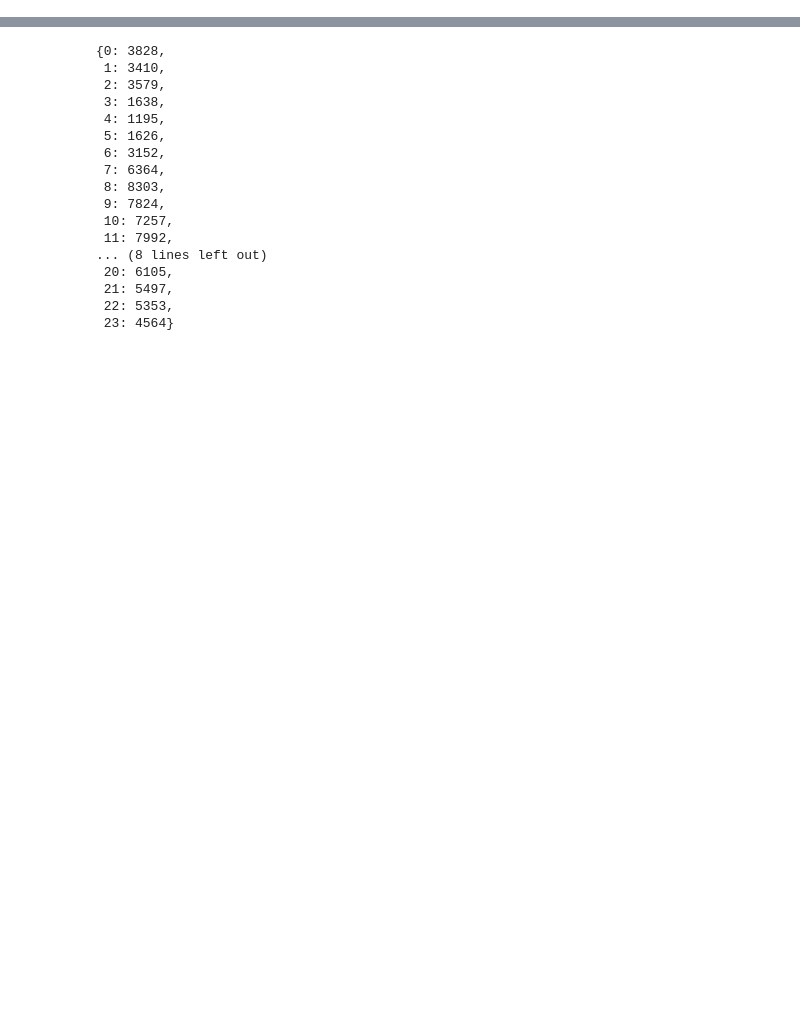
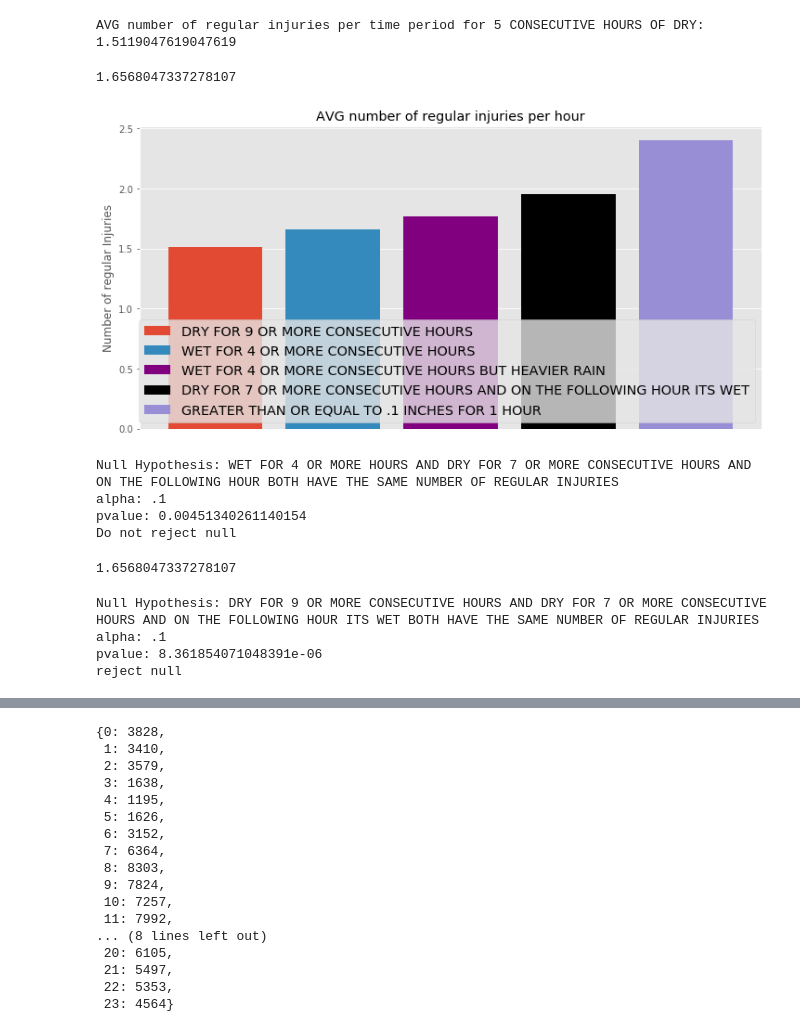
Before and after one commit to Tenacious-E/CarAccidentAnalysis, a Jupyter notebook: Capstone 1.ipynb, the cells around one changed output, grey strips where cells are left out. Cells and saved outputs as stored; diff of their text form; code cells hidden in the pictures; blank space fills up the shorter version.

```diff
--- a/Capstone 1.ipynb
+++ b/Capstone 1.ipynb
@@ -478,0 +424,3 @@ p-value: 0.494248129732 - Accept null: greater than or equal to .1 inches for 1
+# %%
+dry_then_wet_seven_hrs = severity_wet_accidents_dict(file2,dry_then_wet_lst,'INJURIES',7)
+dry_then_wet_seven_hrs
@@ -478,0 +445,3 @@ p-value: 0.494248129732 - Accept null: greater than or equal to .1 inches for 1
+# %%
+print('AVG number of regular injuries per time period for DRY AND ON THE 8th HOUR ITS WET:', sum(dry_then_wet_seven_hrs.values())/len(dry_then_wet_seven_hrs.values()))
+avg_dry_then_rain_on_8_hr = sum(dry_then_wet_seven_hrs.values())/len(dry_then_wet_seven_hrs.values())
@@ -478,0 +450,3 @@ p-value: 0.494248129732 - Accept null: greater than or equal to .1 inches for 1
+# %%
+dry_nine_hrs_dict = severity_wet_accidents_dict(file2,dry_nine_hr_lst,'INJURIES',9)
+dry_nine_hrs_dict
@@ -478,0 +471,62 @@ p-value: 0.494248129732 - Accept null: greater than or equal to .1 inches for 1
+# %%
+print('AVG number of regular injuries per time period for 5 CONSECUTIVE HOURS OF DRY:', sum(dry_nine_hrs_dict.values())/len(dry_nine_hrs_dict.values()))
+avg_dry_nine_hrs = sum(dry_nine_hrs_dict.values())/len(dry_nine_hrs_dict.values())
+# %% [output]
+AVG number of regular injuries per time period for 5 CONSECUTIVE HOURS OF DRY: 1.5119047619047619
+# %%
+avg_dry_nine_hrs#
+avg_dry_then_rain_on_8_hr#
+heavy_rain_one_hour
+heavier_rain_4_hours#
+wet_four_hours#
+# %% [output]
+1.6568047337278107
+# %%
+fig, ax = plt.subplots(1, figsize=(12, 6))
+ax.bar(1,avg_dry_nine_hrs,label='DRY FOR 9 OR MORE CONSECUTIVE HOURS')
+ax.bar(2,wet_four_hours,label='WET FOR 4 OR MORE CONSECUTIVE HOURS')
+ax.bar(3,heavier_rain_4_hours,color='purple',label='WET FOR 4 OR MORE CONSECUTIVE HOURS BUT HEAVIER RAIN')
+ax.bar(4,avg_dry_then_rain_on_8_hr,color='black',label='DRY FOR 7 OR MORE CONSECUTIVE HOURS AND ON THE FOLLOWING HOUR ITS WET')
+ax.bar(5,heavy_rain_one_hour,label='GREATER THAN OR EQUAL TO .1 INCHES FOR 1 HOUR')
+ax.set_title('AVG number of regular injuries per hour')
+ax.set_ylabel('Number of regular Injuries')
+ax.legend(loc='lower right',fontsize='x-large')
+ax.get_xaxis().set_visible(False)
+# %% [output]
+[figure, added]
+# %%
+print('Null Hypothesis: WET FOR 4 OR MORE HOURS AND DRY FOR 7 OR MORE CONSECUTIVE HOURS AND ON THE FOLLOWING HOUR BOTH HAVE THE SAME NUMBER OF REGULAR INJURIES')
+df = welch_satterhwaithe_df(list(dry_then_wet_seven_hrs.values()),list(wet_four_hr_injuries_dict.values()))
+test_stat = welch_test_statistic(list(dry_then_wet_seven_hrs.values()),list(wet_four_hr_injuries_dict.values()))
+students = stats.t(df)
+pvalue = 1 - students.cdf(test_stat) #.sf
+print('alpha: .1')
+print('pvalue:',pvalue)
+print('Do not reject null')
+# %% [output]
+Null Hypothesis: WET FOR 4 OR MORE HOURS AND DRY FOR 7 OR MORE CONSECUTIVE HOURS AND ON THE FOLLOWING HOUR BOTH HAVE THE SAME NUMBER OF REGULAR INJURIES
+alpha: .1
+pvalue: 0.00451340261140154
+Do not reject null
+# %%
+avg_dry_nine_hrs#
+avg_dry_then_rain_on_8_hr#
+heavy_rain_one_hour
+heavier_rain_4_hours#
+wet_four_hours#
+# %% [output]
+1.6568047337278107
+# %%
+print('Null Hypothesis: DRY FOR 9 OR MORE CONSECUTIVE HOURS AND DRY FOR 7 OR MORE CONSECUTIVE HOURS AND ON THE FOLLOWING HOUR ITS WET BOTH HAVE THE SAME NUMBER OF REGULAR INJURIES')
+df4 = welch_satterhwaithe_df(list(dry_then_wet_seven_hrs.values()),list(dry_nine_hrs_dict.values()))
+test_stat4 = welch_test_statistic(list(dry_then_wet_seven_hrs.values()),list(dry_nine_hrs_dict.values()))
+students4 = stats.t(df4)
+pvalue4 = 1 - students4.cdf(test_stat4)
+print('alpha: .1')
+print('pvalue:',pvalue4)
+print('reject null')
+# %% [output]
+Null Hypothesis: DRY FOR 9 OR MORE CONSECUTIVE HOURS AND DRY FOR 7 OR MORE CONSECUTIVE HOURS AND ON THE FOLLOWING HOUR ITS WET BOTH HAVE THE SAME NUMBER OF REGULAR INJURIES
+alpha: .1
+pvalue: 8.361854071048391e-06
+reject null
```
Also changed, not shown: parts of 58 cells of this notebook.
